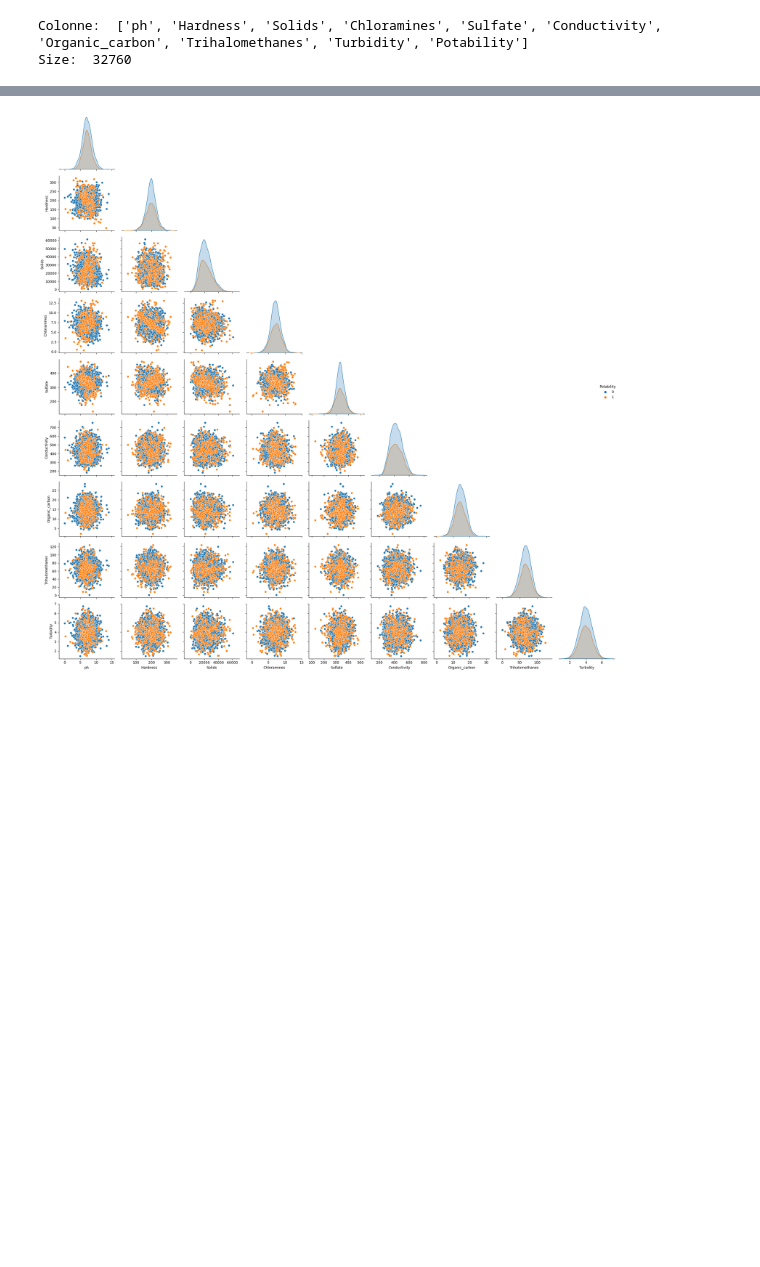
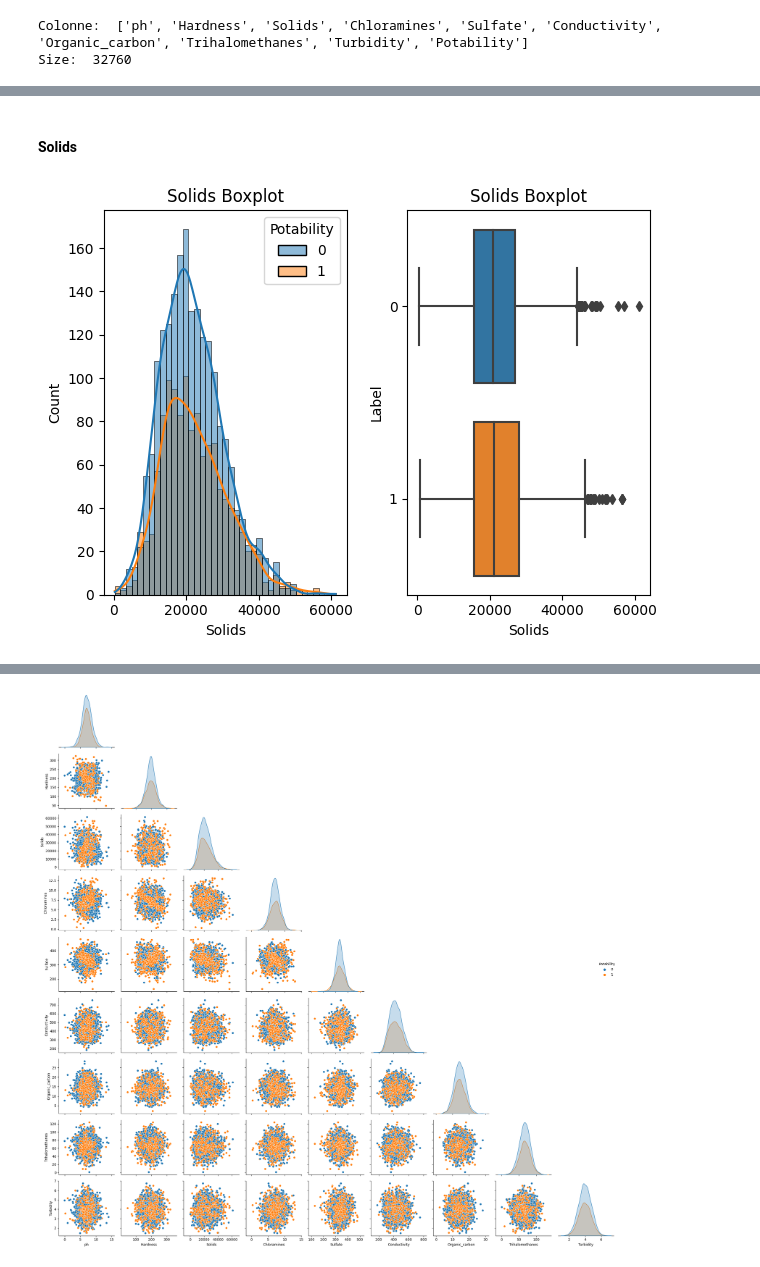
Before and after one commit to zAle711/Machine-Learning-Exam-Project, a Jupyter notebook: water_potability.ipynb, the cells around one changed output, grey strips where cells are left out. Drawn from its saved outputs; the diff is of its cells as text; code cells hidden in the pictures; blank space fills up the shorter version.

```diff
--- a/water_potability.ipynb
+++ b/water_potability.ipynb
@@ -136,0 +158,10 @@ plt.show()
+# %% [markdown]
+#### Solids
+# %%
+fig, axs = plt.subplots(1,2)
+sns.histplot(df, x='Solids', hue='Potability', ax=axs[0], kde=True).set(title='Solids Boxplot')
+sns.boxplot(df, x='Solids', y='Label', ax=axs[1]).set(title='Solids Boxplot')
+plt.tight_layout()
+plt.show()
+# %% [output]
+[figure, added]
```
Also changed, not shown: parts of 34 cells of this notebook, 2 other files.
